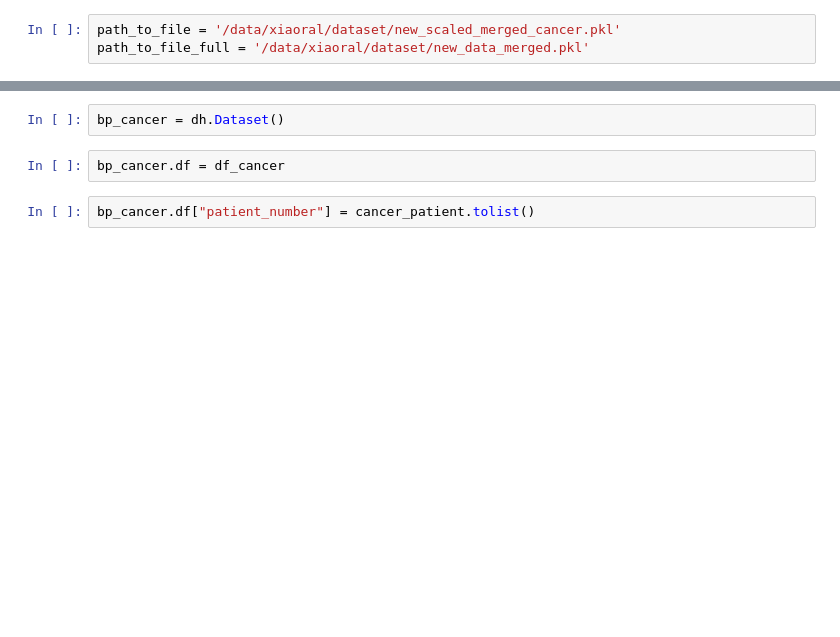
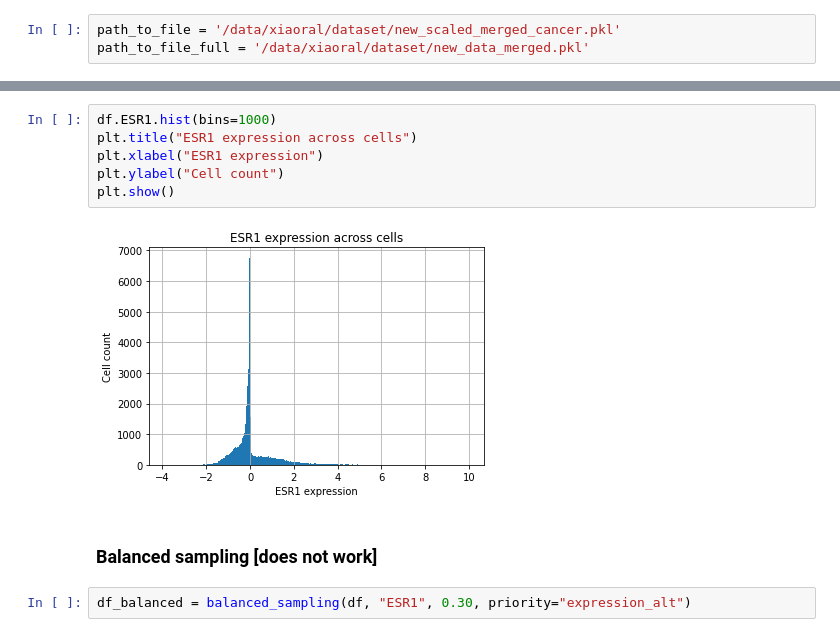
Before and after one commit to sevsorita/single_cell, a Jupyter notebook: notebooks/shap_gpu.ipynb, the cells around one changed output, grey strips where cells are left out. Saved outputs shown, nothing was run; the diff lists cells and outputs as text; blank space fills up the shorter version.

```diff
--- a/notebooks/shap_gpu.ipynb
+++ b/notebooks/shap_gpu.ipynb
@@ -25,6 +197,12 @@ df_cancer = df_full.loc[:,patient_num.index[patient_num['Cell_type'] == 'Cancer_
+# %%
+df.ESR1.hist(bins=1000)
+plt.title("ESR1 expression across cells")
+plt.xlabel("ESR1 expression")
+plt.ylabel("Cell count")
+plt.show()
+# %% [output]
+[figure, added]
+# %% [markdown]
+### Balanced sampling [does not work]
 # %%
-bp_cancer = dh.Dataset()
+df_balanced = balanced_sampling(df, "ESR1", 0.30, priority="expression_alt")
-# %%
-bp_cancer.df = df_cancer
-# %%
-bp_cancer.df["patient_number"] = cancer_patient.tolist()
```
Also changed, not shown: parts of 103 cells of this notebook, 2 other files.
